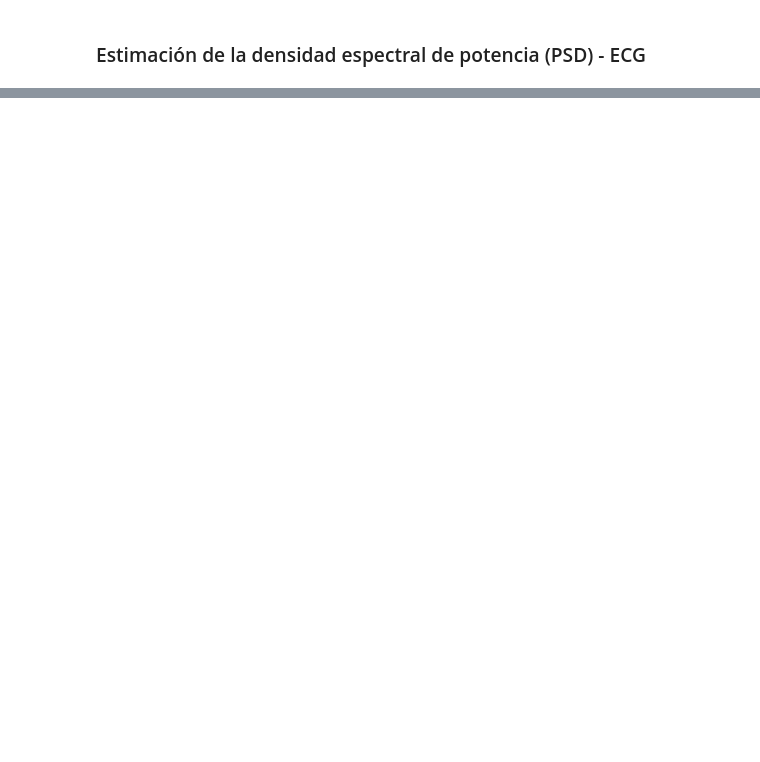
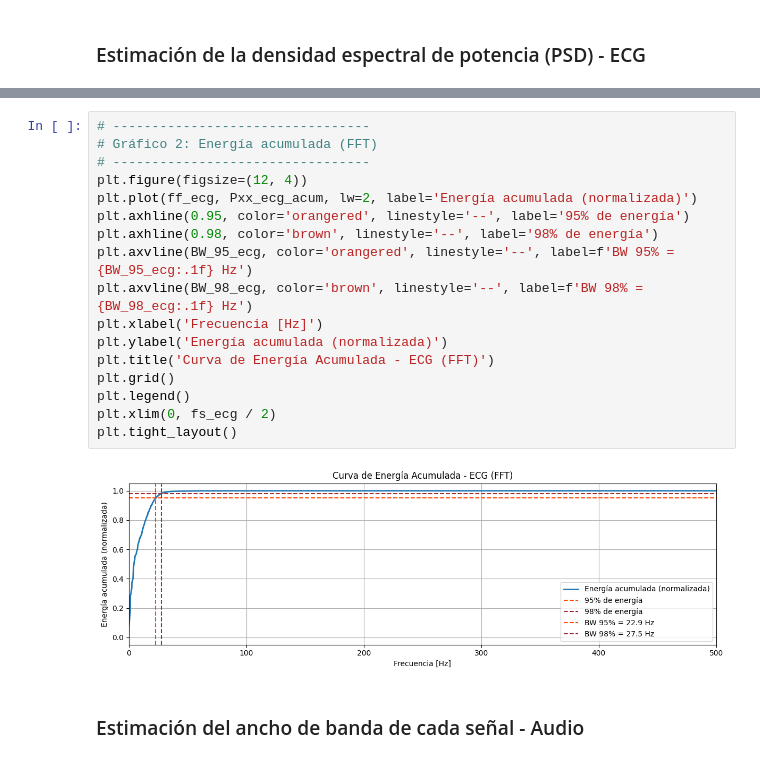
Before and after one commit to MontserratCoto/Montserrat-Coto-APS, a Jupyter notebook: 2do parte de la materia/TS05 2/Para entrega/TS05-Montserrat Coto.ipynb, the cells around one changed output, grey strips where cells are left out. Cells and saved outputs as stored; diff of their text form; blank space fills up the shorter version.

```diff
--- a/2do parte de la materia/TS05 2/Para entrega/TS05-Montserrat Coto.ipynb
+++ b/2do parte de la materia/TS05 2/Para entrega/TS05-Montserrat Coto.ipynb
@@ -360,0 +311,21 @@ Por último, no quiero dejar de mencionar que para el armado del informe me apoy
+# %%
+# ---------------------------------
+# Gráfico 2: Energía acumulada (FFT)
+# ---------------------------------
+plt.figure(figsize=(12, 4))
+plt.plot(ff_ecg, Pxx_ecg_acum, lw=2, label='Energía acumulada (normalizada)')
+plt.axhline(0.95, color='orangered', linestyle='--', label='95% de energía')
+plt.axhline(0.98, color='brown', linestyle='--', label='98% de energía')
+plt.axvline(BW_95_ecg, color='orangered', linestyle='--', label=f'BW 95% = {BW_95_ecg:.1f} Hz')
+plt.axvline(BW_98_ecg, color='brown', linestyle='--', label=f'BW 98% = {BW_98_ecg:.1f} Hz')
+plt.xlabel('Frecuencia [Hz]')
+plt.ylabel('Energía acumulada (normalizada)')
+plt.title('Curva de Energía Acumulada - ECG (FFT)')
+plt.grid()
+plt.legend()
+plt.xlim(0, fs_ecg / 2)
+plt.tight_layout()
+# %% [output]
+[figure, added]
+# %% [markdown]
+### Estimación del ancho de banda de cada señal - Audio
```
Also changed, not shown: parts of 65 cells of this notebook.
